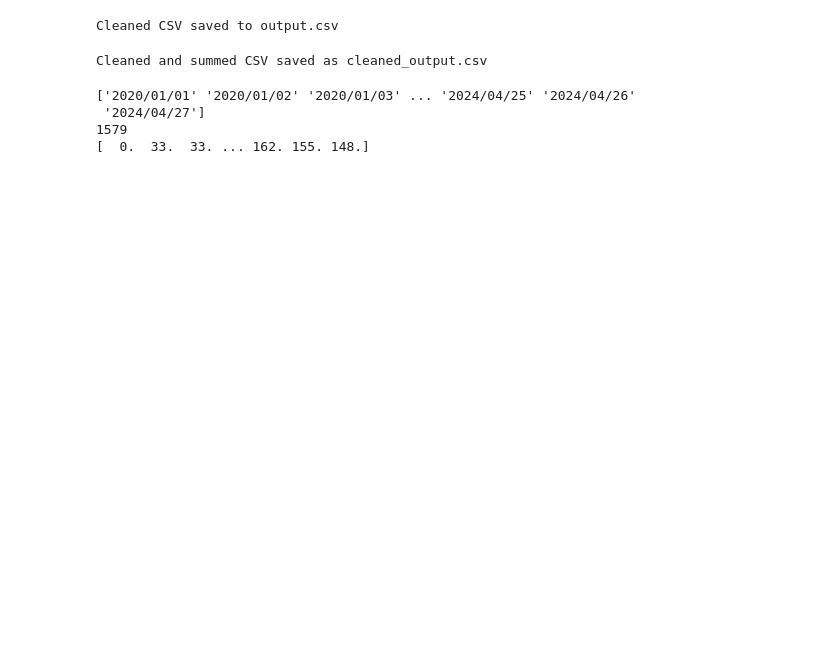
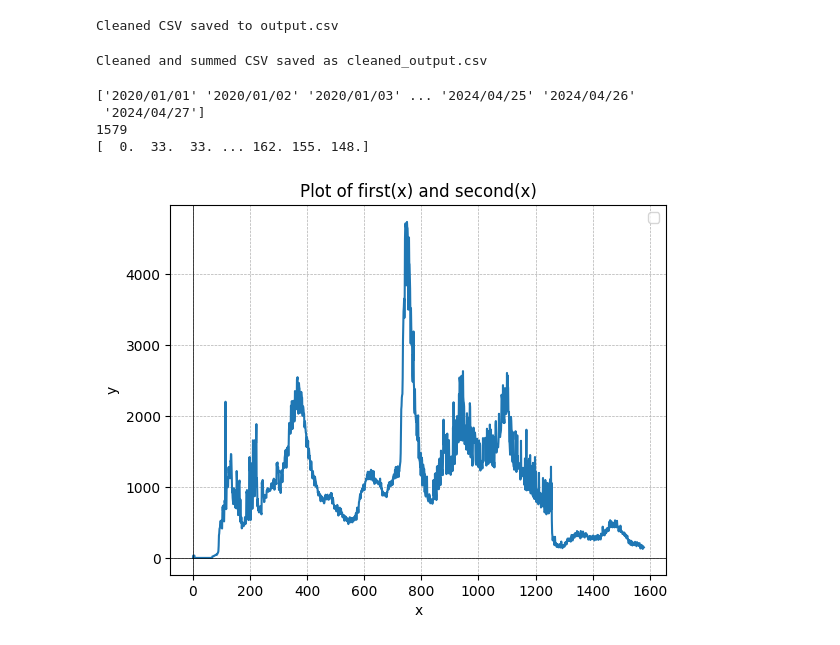
Before and after one commit to CirclesAndBoxes/M3-Python, a Jupyter notebook: dynamical_systems/cleaning_csv/clean_csv.ipynb, the cells around one changed output. Saved outputs shown, nothing was run; the diff lists cells and outputs as text; code cells hidden in the pictures; blank space fills up the shorter version.

```diff
--- a/dynamical_systems/cleaning_csv/clean_csv.ipynb
+++ b/dynamical_systems/cleaning_csv/clean_csv.ipynb
@@ -152,29 +152,34 @@ sum_csv("output.csv", "cleaned_output.csv", group_by_column, sum_column)
 Cleaned and summed CSV saved as cleaned_output.csv
 # %%
 import pandas as pd
+import numpy as np
 
 df = pd.read_csv("cleaned_output.csv")
 
 import matplotlib.pyplot as plt
 x = df["date"].values
 y = df["hospital_onset_covid"].values
 
+t = np.linspace(1, len(x), num=len(x))
+
+
 print(x)
 print(len(x))
 print(y)
 
-# plt.plot(x, y, fmt='o', tz=None, xdate=True, ydate=False, data=None)
+plt.plot(t, y)
 
-# plt.axhline(0, color='black', linewidth=0.5)
-# plt.axvline(0, color='black', linewidth=0.5)
-# plt.legend()
-# plt.xlabel('x')
-# plt.ylabel('y')
-# plt.title('Plot of first(x) and second(x)')
-# plt.grid(True, linestyle='--', linewidth=0.5)
-# plt.show()
+plt.axhline(0, color='black', linewidth=0.5)
+plt.axvline(0, color='black', linewidth=0.5)
+plt.legend()
+plt.xlabel('x')
+plt.ylabel('y')
+plt.title('Plot of first(x) and second(x)')
+plt.grid(True, linestyle='--', linewidth=0.5)
+plt.show()
 # %% [output]
 ['2020/01/01' '2020/01/02' '2020/01/03' ... '2024/04/25' '2024/04/26'
  '2024/04/27']
 1579
 [  0.  33.  33. ... 162. 155. 148.]
+[figure, added]
```
Also changed, not shown: parts of 2 cells of this notebook, 3 other files.
